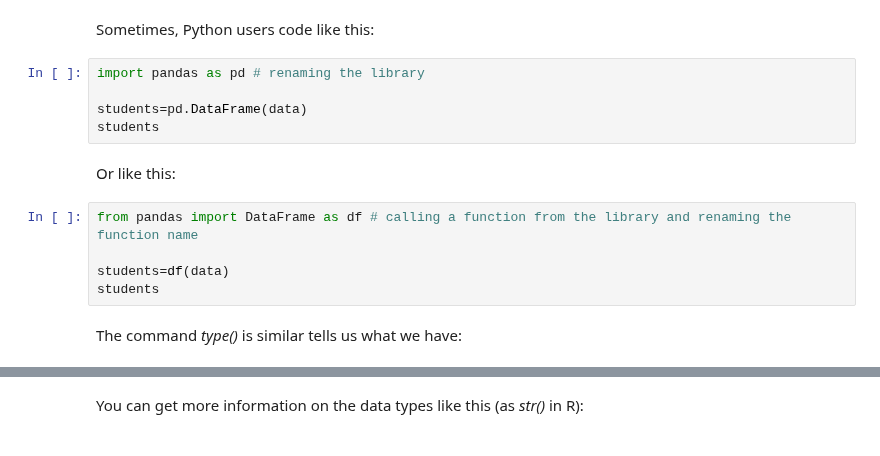
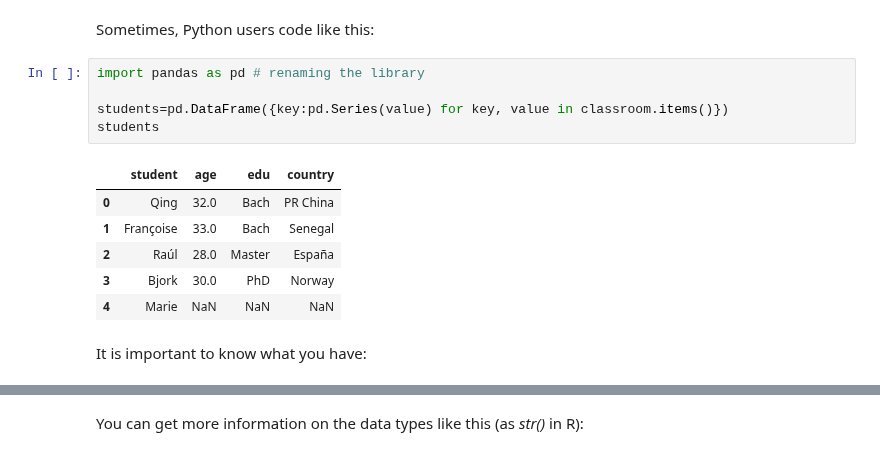
Before and after one commit to eScienceWinterSchool/PythonSession, a Jupyter notebook: index.ipynb, the cells around one changed output, grey strips where cells are left out. Cells and saved outputs as stored; diff of their text form.

```diff
--- a/index.ipynb
+++ b/index.ipynb
@@ -118,16 +222,16 @@ Sometimes, Python users code like this:
 # %%
 import pandas as pd # renaming the library
 
-students=pd.DataFrame(data)
+students=pd.DataFrame({key:pd.Series(value) for key, value in classroom.items()})
 students
+# %% [output]
+|  | student | age | edu | country |
+| 0 | Qing | 32.0 | Bach | PR China |
+| 1 | Françoise | 33.0 | Bach | Senegal |
+| 2 | Raúl | 28.0 | Master | España |
+| 3 | Bjork | 30.0 | PhD | Norway |
+| 4 | Marie | NaN | NaN | NaN |
-# %% [markdown]
-Or like this:
-# %%
-from pandas import DataFrame as df # calling a function from the library and renaming the function name
-
-students=df(data)
-students
-# %% [markdown]
-The command *type()*  is similar tells us what we have:
+# %% [markdown]
+It is important to know what you have:
 # %%
 type(students)
```
Also changed, not shown: parts of 69 cells of this notebook.
